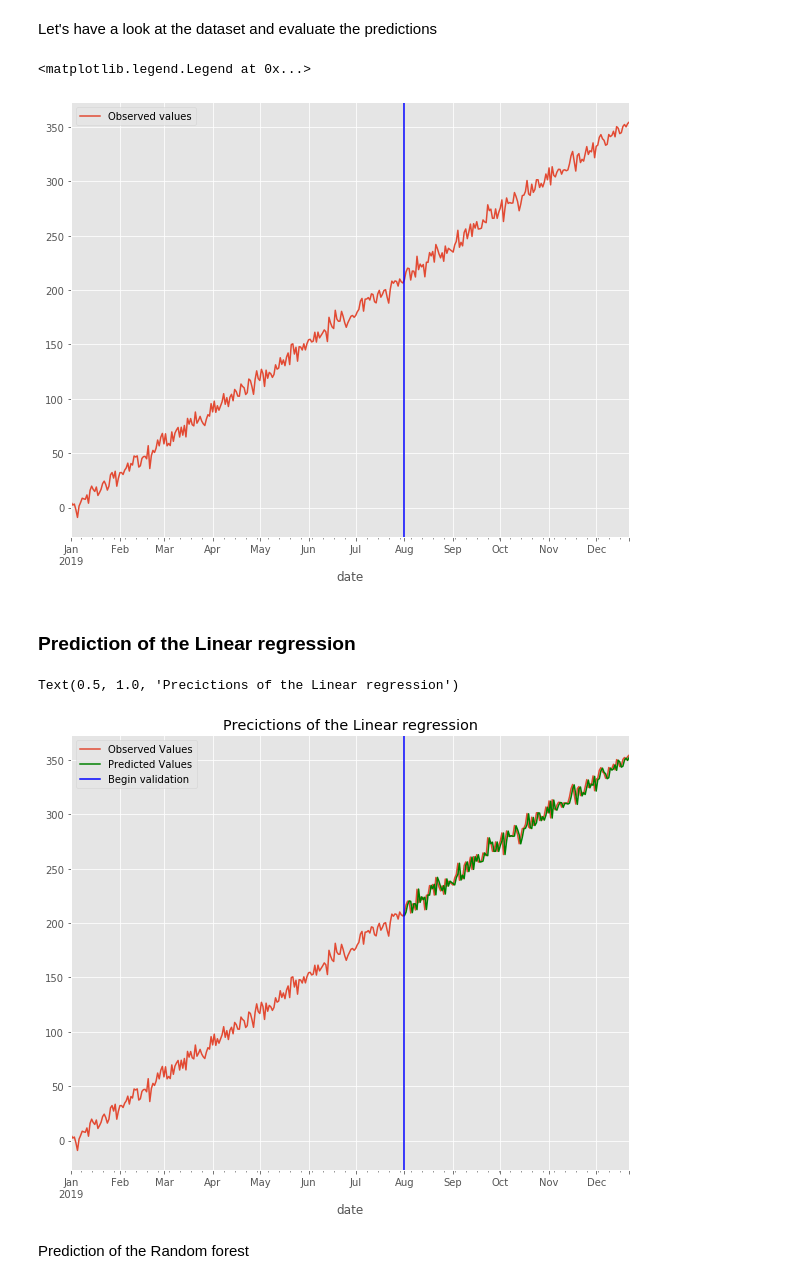
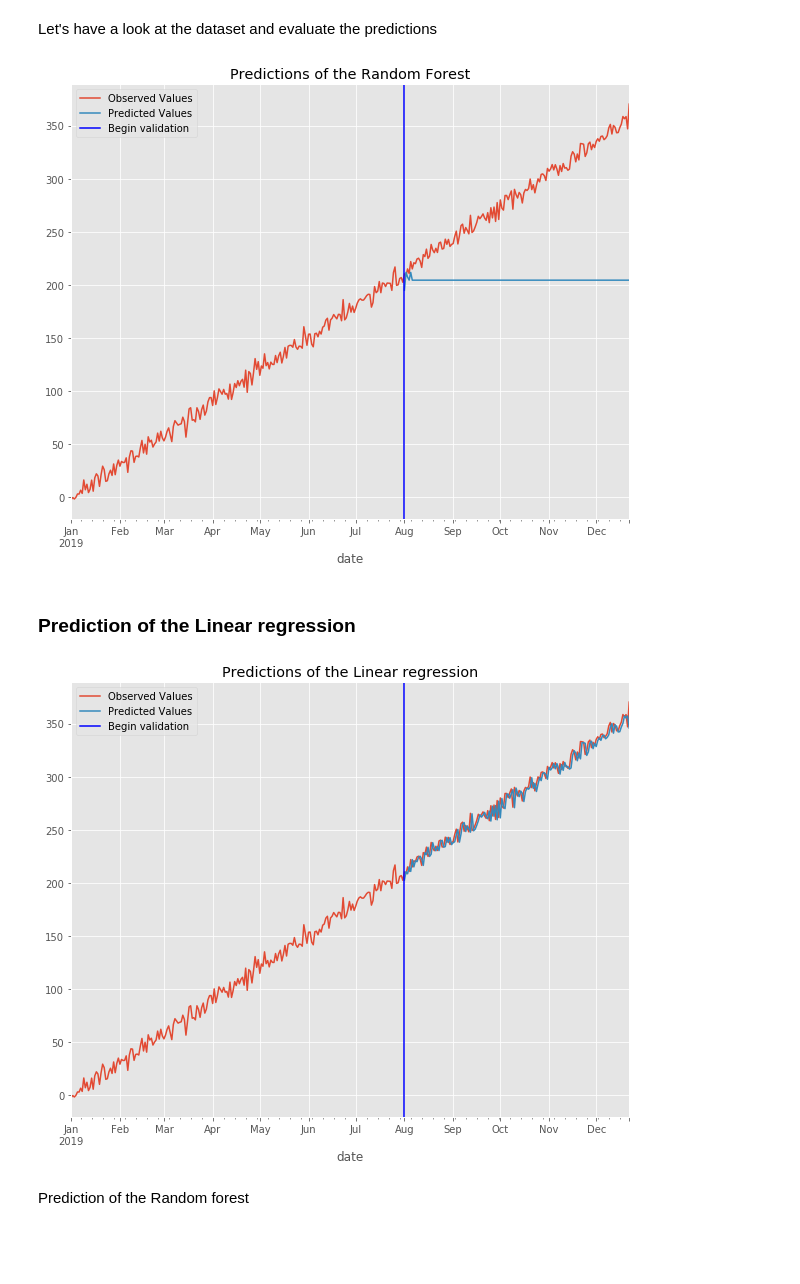
Before and after one commit to titoeb/rf_vs_trend, a Jupyter notebook: trend_predictions.ipynb, the cells around one changed output. Cells and saved outputs as stored; diff of their text form; code cells hidden in the pictures; blank space fills up the shorter version.

```diff
--- a/trend_predictions.ipynb
+++ b/trend_predictions.ipynb
@@ -126,33 +138,31 @@ random_forest.fit(X_train, y_train.values.reshape(-1))
 
 # Create the predictions
 y_pred_random_forest= y_test.copy()
-y_pred_random_forest.loc[:, "data"] = random_forest.predict(X_test.values)
+y_pred_random_forest.loc[:, "predictions_random_forest"] = random_forest.predict(X_test.values)
 # %% [markdown]
 Let's have a look at the dataset and evaluate the predictions
 # %%
 fig, ax = plt.subplots(figsize=(10, 8))
 data.plot(ax=ax)
+y_pred_random_forest.loc[:, ["predictions_random_forest"]].plot(ax=ax)
 
 ax.axvline(start_validation, data.data.min(), data.data.max(), label="Begin validation", color="Blue")
 
-ax.legend(labels = ["Observed values"])
+ax.legend(labels = ["Observed Values", "Predicted Values", "Begin validation"])
+_ = ax.set_title("Predictions of the Random Forest")
 # %% [output]
-<matplotlib.legend.Legend at 0x...>
-[figure, old version]
+[figure, new version]
 # %% [markdown]
 ### Prediction of the Linear regression
 # %%
 fig, ax = plt.subplots(figsize=(10, 8))
-data.plot(ax=ax, label="Observed Values")
-
-y_pred_linear_regression.plot(ax=ax, color="green", label="Prediction")
+data.plot(ax=ax)
+y_pred_linear_regression.loc[:, ["prediction_lin_reg"]].plot(ax=ax)
 
 ax.axvline(start_validation, data.data.min(), data.data.max(), label="Begin validation", color="Blue")
-
 ax.legend(labels = ["Observed Values", "Predicted Values", "Begin validation"])
-ax.set_title("Precictions of the Linear regression")
+_ = ax.set_title("Predictions of the Linear regression")
 # %% [output]
-Text(0.5, 1.0, 'Precictions of the Linear regression')
-[figure, old version]
+[figure, new version]
 # %% [markdown]
 Prediction of the Random forest
```
Also changed, not shown: parts of 5 cells of this notebook.
